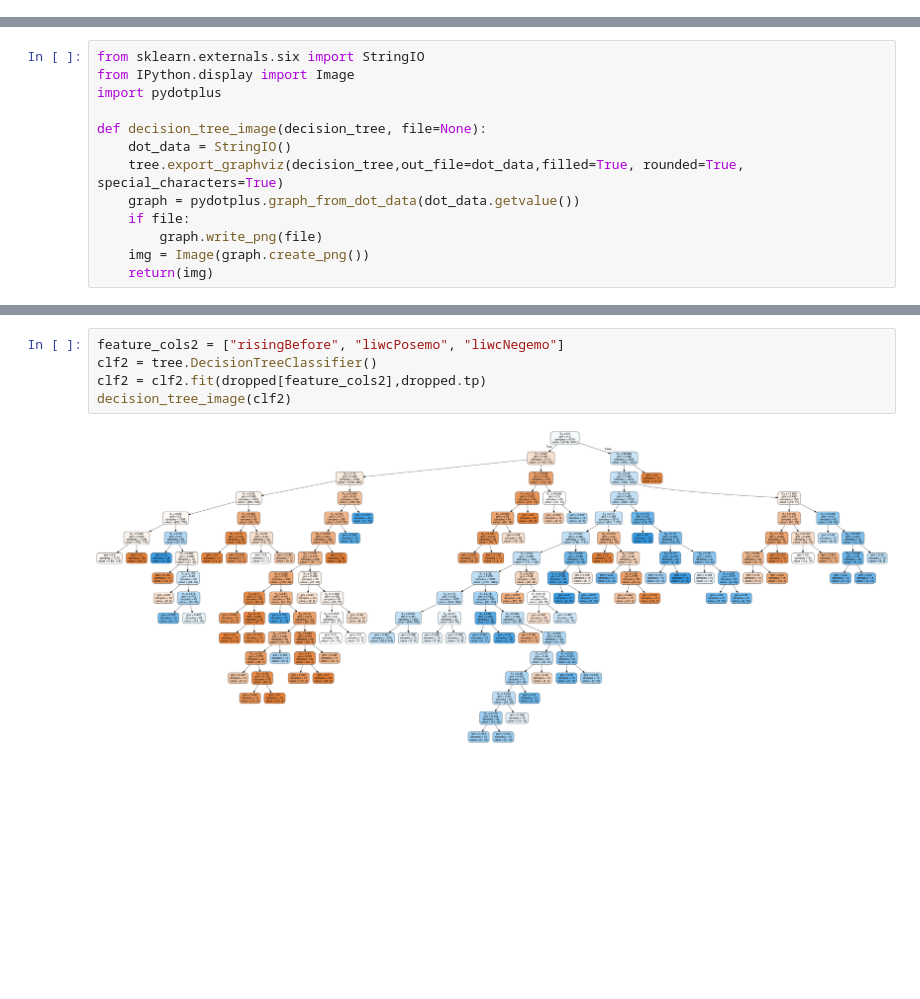
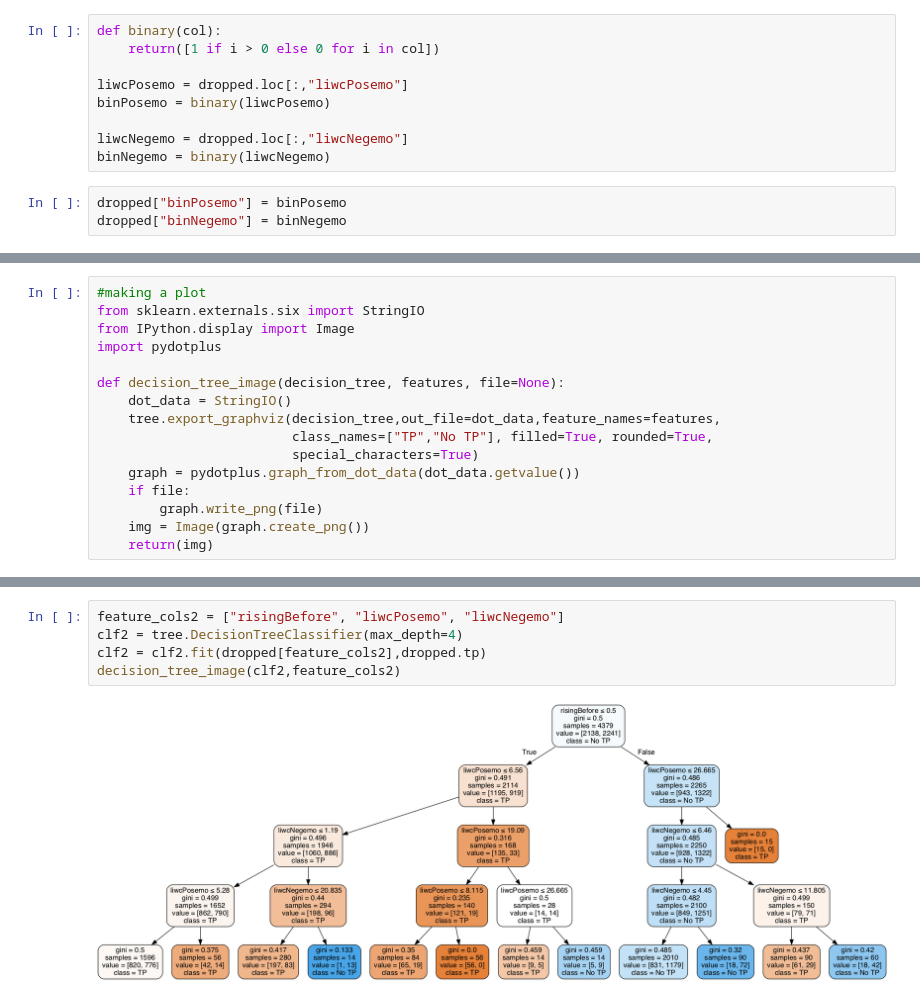
Before and after one commit to brown-ccv/tippingpoint, a Jupyter notebook: python_analysis.ipynb, the cells around one changed output, grey strips where cells are left out. Drawn from its saved outputs; the diff is of its cells as text; blank space fills up the shorter version.

```diff
--- a/python_analysis.ipynb
+++ b/python_analysis.ipynb
@@ -13,0 +18,12 @@ dropped = full_df.drop(columns=["impChange","impRise","impFall","impPeriodic","l
+# %%
+def binary(col):
+    return([1 if i > 0 else 0 for i in col])
+
+liwcPosemo = dropped.loc[:,"liwcPosemo"]
+binPosemo = binary(liwcPosemo)
+
+liwcNegemo = dropped.loc[:,"liwcNegemo"]
+binNegemo = binary(liwcNegemo)
+# %%
+dropped["binPosemo"] = binPosemo
+dropped["binNegemo"] = binNegemo
@@ -20,11 +42,14 @@ clf = clf.fit(dropped[feature_cols],dropped.tp)
 # %%
+#making a plot
 from sklearn.externals.six import StringIO
 from IPython.display import Image
 import pydotplus
 
-def decision_tree_image(decision_tree, file=None):
+def decision_tree_image(decision_tree, features, file=None):
     dot_data = StringIO()
-    tree.export_graphviz(decision_tree,out_file=dot_data,filled=True, rounded=True, special_characters=True)
+    tree.export_graphviz(decision_tree,out_file=dot_data,feature_names=features,
+                         class_names=["TP","No TP"], filled=True, rounded=True,
+                         special_characters=True)
     graph = pydotplus.graph_from_dot_data(dot_data.getvalue())
     if file:
         graph.write_png(file)
@@ -41,7 +62,7 @@ img = Image(graph.create_png())
 # %%
 feature_cols2 = ["risingBefore", "liwcPosemo", "liwcNegemo"]
-clf2 = tree.DecisionTreeClassifier()
+clf2 = tree.DecisionTreeClassifier(max_depth=4)
 clf2 = clf2.fit(dropped[feature_cols2],dropped.tp)
-decision_tree_image(clf2)
+decision_tree_image(clf2,feature_cols2)
 # %% [output]
-[figure, old version]
+[figure, new version]
```
Also changed, not shown: parts of 25 cells of this notebook, 7 other files.
